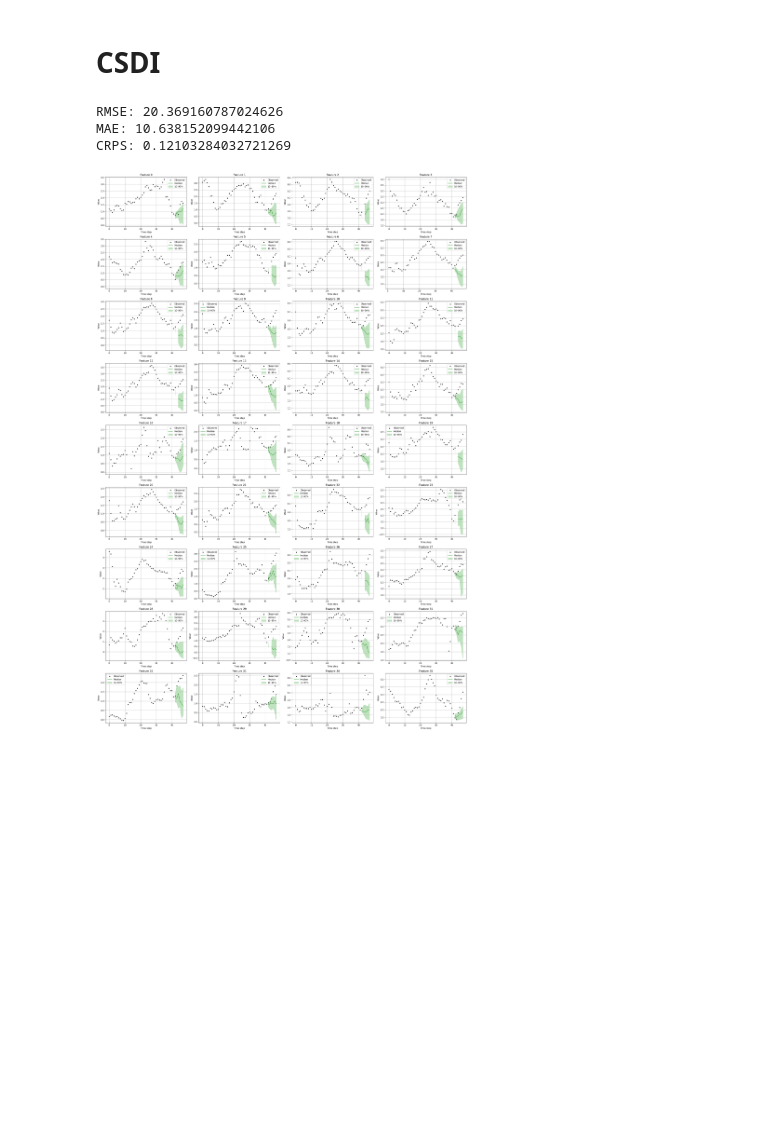
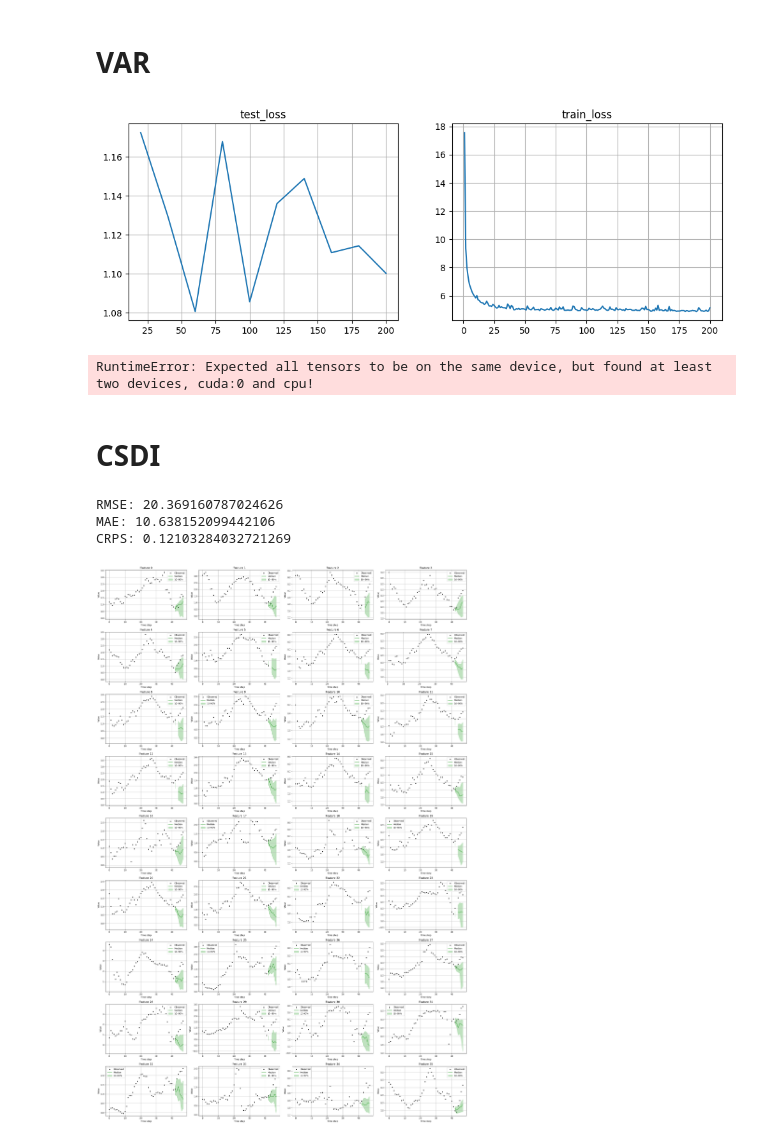
Before and after one commit to vbalab/FITS, a Jupyter notebook: src/fits/notebooks/code.ipynb, the cells around one changed output. Cells and saved outputs as stored; diff of their text form; code cells hidden in the pictures; blank space fills up the shorter version.

Commit message:
find error

```diff
--- a/src/fits/notebooks/code.ipynb
+++ b/src/fits/notebooks/code.ipynb
@@ -161,3 +161,19 @@ def CalculateParams(model: nn.Module):
 # %%
 EPOCHS = 200
 NSAMPLE = 10
+# %% [markdown]
+# VAR
+# %%
+from fits.modelling.VAR.model import SeasonalVAR
+
+var = SeasonalVAR().to(device)
+
+print(f"Total params: {CalculateParams(var)}")
+# %%
+Train(var, train_loader, valid_loader, epochs=EPOCHS)
+# %% [output]
+[figure, added]
+# %%
+Evaluate(var, test_loader, normalization_stats, nsample=NSAMPLE)
+# %% [output]
+RuntimeError: Expected all tensors to be on the same device, but found at least two devices, cuda:0 and cpu!
```
Also changed, not shown: parts of 4 cells of this notebook, 1 other file.
